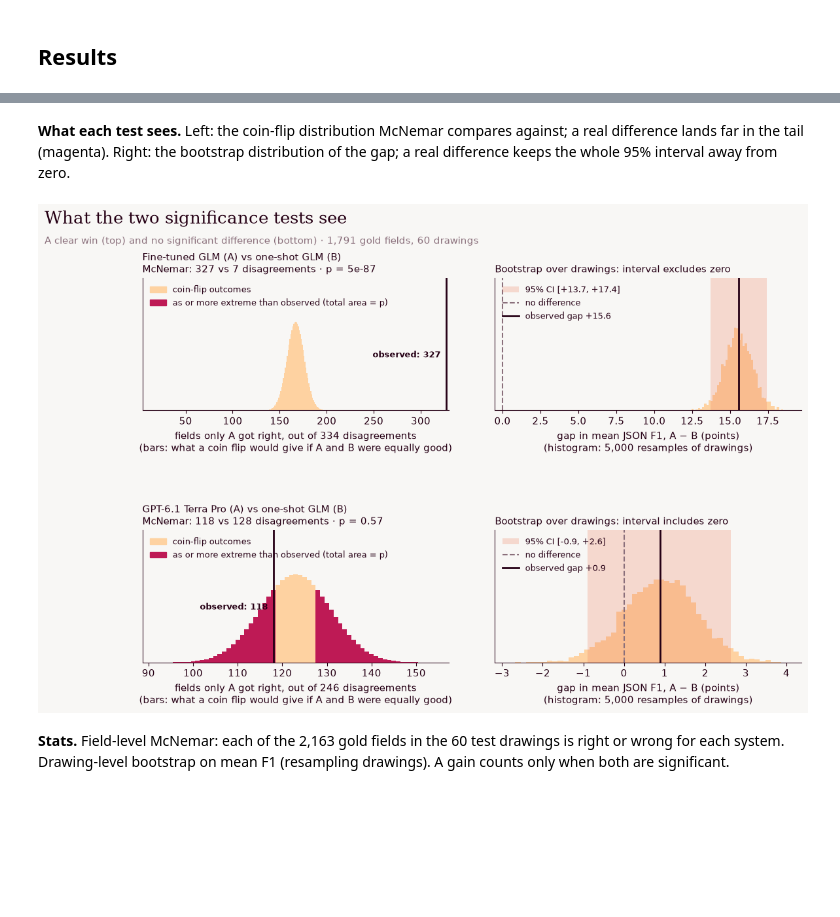
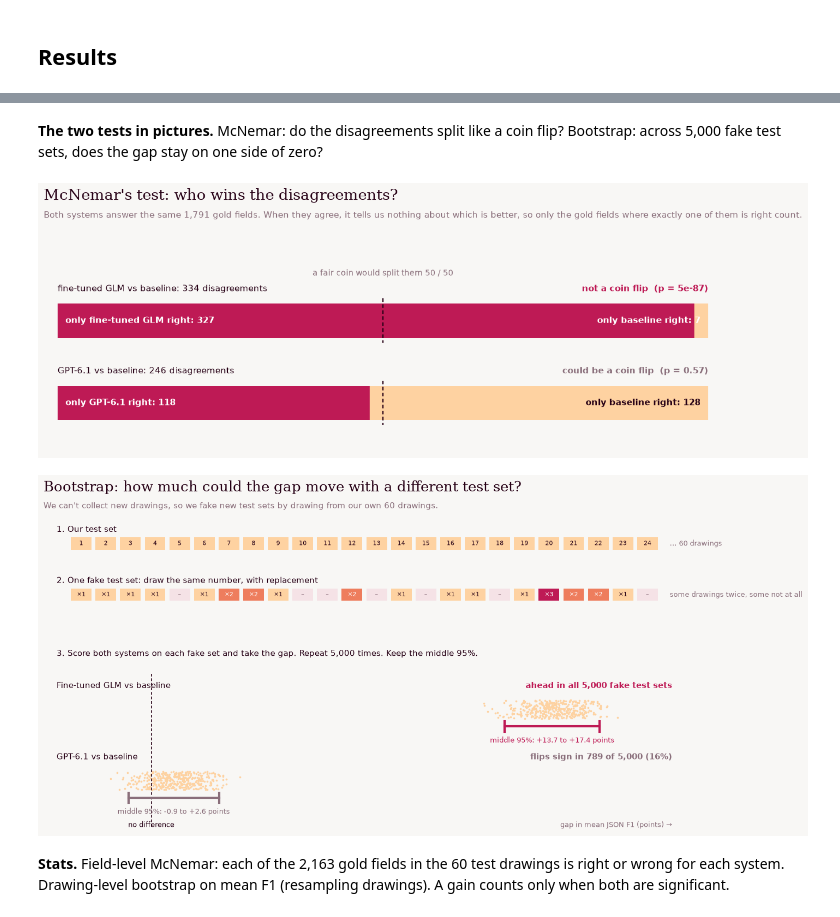
Before and after one commit to sinanuozdemir/ai-experiments, a Jupyter notebook: experiments/eng-drawings-extraction/03_sft.ipynb, the cells around one changed output, grey strips where cells are left out. Saved outputs shown, nothing was run; the diff lists cells and outputs as text; code cells hidden in the pictures; blank space fills up the shorter version.

Commit message:
Replace the significance panels with simple McNemar and bootstrap pictures
Co-authored-by: Cursor <cursoragent@cursor.com>

```diff
--- a/experiments/eng-drawings-extraction/03_sft.ipynb
+++ b/experiments/eng-drawings-extraction/03_sft.ipynb
@@ -80,15 +80,18 @@ rep.significance_table([("glm_sft", "glm_oneshot"), ("glm_sft", "glm_fewshot_vot
 | GLM + vision LoRA (SFT on 480 dra... | 60 | 1791 | 95.4% | 85.4% | 10.0 | 223 | 58 | 5.56e-24 | ... |
 | GLM + vision LoRA (SFT on 480 dra... | 60 | 1791 | 95.4% | 85.9% | 9.4 | 224 | 55 | 2.29e-25 | ... |
 # %% [markdown]
-**What each test sees.** Left: the coin-flip distribution McNemar compares against; a real difference lands far in the tail (magenta). Right: the bootstrap distribution of the gap; a real difference keeps the whole 95% interval away from zero.
+**The two tests in pictures.** McNemar: do the disagreements split like a coin flip? Bootstrap: across 5,000 fake test sets, does the gap stay on one side of zero?
 # %%
-rep.fv.significance_panels(
-    [("Fine-tuned GLM (A) vs one-shot GLM (B)", rep.compare("glm_sft", "glm_oneshot")),
-     ("GPT-6.1 Terra Pro (A) vs one-shot GLM (B)", rep.compare("gpt61_oneshot", "glm_oneshot"))],
-    unit="field", cluster="drawing", metric="mean JSON F1",
-    title="What the two significance tests see", subtitle="A clear win (top) and no significant difference (bottom) · 1,791 gold fields, 60 drawings",
-    save="significance")
+rep.fv.mcnemar_figure(
+    [("fine-tuned GLM", "baseline", "not a coin flip", rep.compare("glm_sft", "glm_oneshot")),
+     ("GPT-6.1", "baseline", "could be a coin flip", rep.compare("gpt61_oneshot", "glm_oneshot"))],
+    unit="gold field", n_items=1791, save="mcnemar")
+rep.fv.bootstrap_figure(
+    [("Fine-tuned GLM vs baseline", rep.compare("glm_sft", "glm_oneshot")),
+     ("GPT-6.1 vs baseline", rep.compare("gpt61_oneshot", "glm_oneshot"))],
+    n_clusters=60, cluster="drawing", metric="mean JSON F1", save="bootstrap")
 # %% [output]
-[figure, old version]
+[figure, new version]
+[figure, added]
 # %% [markdown]
 **Stats.** Field-level McNemar: each of the 2,163 gold fields in the 60 test drawings is right or wrong for each system. Drawing-level bootstrap on mean F1 (resampling drawings). A gain counts only when both are significant.
```
Also changed, not shown: parts of 1 cell of this notebook, 12 other files.
